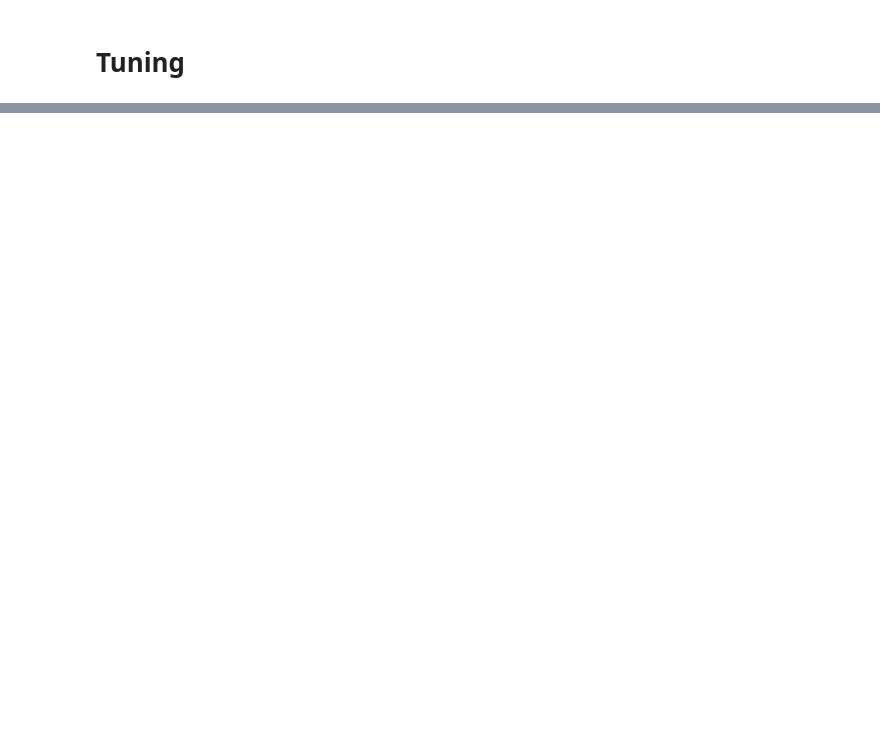
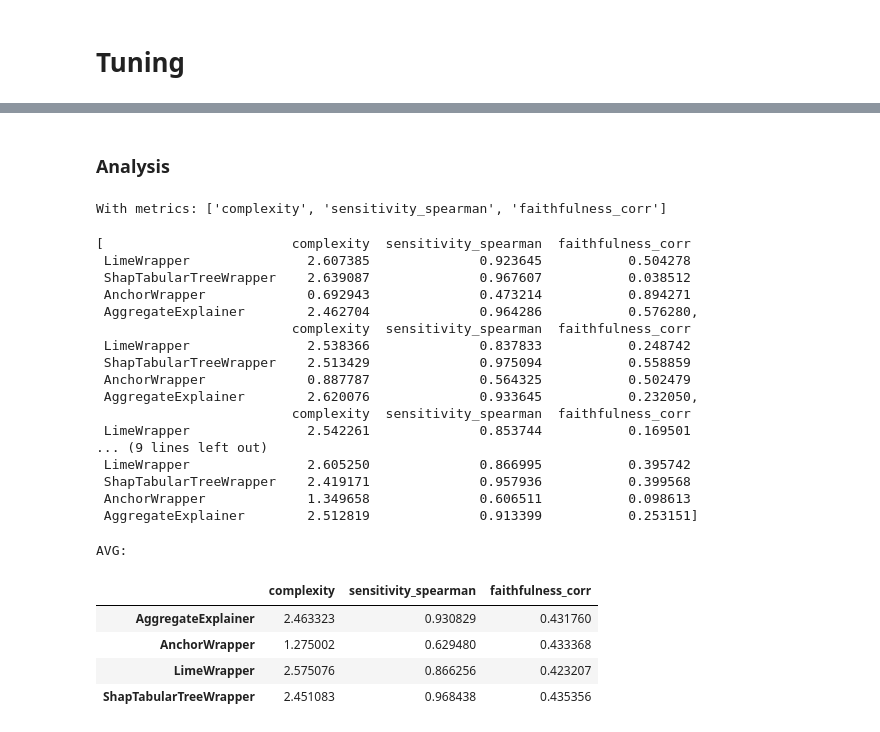
Before and after one commit to hiaac-finance/xai_aggregation, a Jupyter notebook: experiments/XaiAgg_Tuning.ipynb, the cells around one changed output, grey strips where cells are left out. Cells and saved outputs as stored; diff of their text form; code cells hidden in the pictures; blank space fills up the shorter version.

Commit message:
new experiments set

```diff
--- a/experiments/XaiAgg_Tuning.ipynb
+++ b/experiments/XaiAgg_Tuning.ipynb
@@ -460,3 +196,0 @@ array([[0.25580251, 0.85399015, 2.57470211],
-# %%
-with open('pickles/topsis_agg_eval_results.pkl', 'rb') as f:
-   wsum_results  = dill.load(f)
@@ -503,7 +196,0 @@ condorcet:
-# %%
-results = evaluate_agg(["wsum"], [pymcdm.methods.TOPSIS()],
-                       metric_sets=[['complexity', 'sensitivity_spearman', 'faithfulness_corr'],
-                                    ['nrc', 'sensitivity_spearman', 'faithfulness_corr']], n_instances=10)
-
-with open('pickles/diff_metricsets_wsum_topsis.pkl', 'wb') as f:
-    dill.dump(results, f)
@@ -612,0 +202,14 @@ results[0][5]
+# %%
+results, metadata = evaluate_aggregate_explainer(
+    clf, X_train, X_test, categorical_features,
+    metrics_sets=[
+        ['complexity', 'sensitivity_spearman', 'faithfulness_corr'],
+        ['nrc', 'sensitivity_spearman', 'faithfulness_corr']
+    ],
+    indexes=[629, 213, 485, 218, 703]
+)
+
+metadata["description"] = "compares entropy complexity with nrc metric sets"
+
+with open('pickles/COMPARE_entropy-nrc_metricsets_wsum-topsis.pkl', 'wb') as f:
+    dill.dump(ExperimentRun(metadata, results), f)
@@ -612,0 +234,36 @@ results[0][5]
+# %% [markdown]
+### Analysis
+# %%
+with open('pickles/COMPARE_entropy-nrc_metricsets_wsum-topsis.pkl', 'rb') as f:
+    run = dill.load(f)
+# %%
+print("With metrics: ['complexity', 'sensitivity_spearman', 'faithfulness_corr']\n")
+display(run.results[0])
+
+print("AVG:")
+display(get_expconfig_mean_results(run, 0))
+# %% [output]
+With metrics: ['complexity', 'sensitivity_spearman', 'faithfulness_corr']
+[                        complexity  sensitivity_spearman  faithfulness_corr
+ LimeWrapper               2.607385              0.923645           0.504278
+ ShapTabularTreeWrapper    2.639087              0.967607           0.038512
+ AnchorWrapper             0.692943              0.473214           0.894271
+ AggregateExplainer        2.462704              0.964286           0.576280,
+                         complexity  sensitivity_spearman  faithfulness_corr
+ LimeWrapper               2.538366              0.837833           0.248742
+ ShapTabularTreeWrapper    2.513429              0.975094           0.558859
+ AnchorWrapper             0.887787              0.564325           0.502479
+ AggregateExplainer        2.620076              0.933645           0.232050,
+                         complexity  sensitivity_spearman  faithfulness_corr
+ LimeWrapper               2.542261              0.853744           0.169501
+... (9 lines left out)
+ LimeWrapper               2.605250              0.866995           0.395742
+ ShapTabularTreeWrapper    2.419171              0.957936           0.399568
+ AnchorWrapper             1.349658              0.606511           0.098613
+ AggregateExplainer        2.512819              0.913399           0.253151]
+AVG:
+|  | complexity | sensitivity_spearman | faithfulness_corr |
+| AggregateExplainer | 2.463323 | 0.930829 | 0.431760 |
+| AnchorWrapper | 1.275002 | 0.629480 | 0.433368 |
+| LimeWrapper | 2.575076 | 0.866256 | 0.423207 |
+| ShapTabularTreeWrapper | 2.451083 | 0.968438 | 0.435356 |
```
Also changed, not shown: parts of 39 cells of this notebook, 6 other files.
